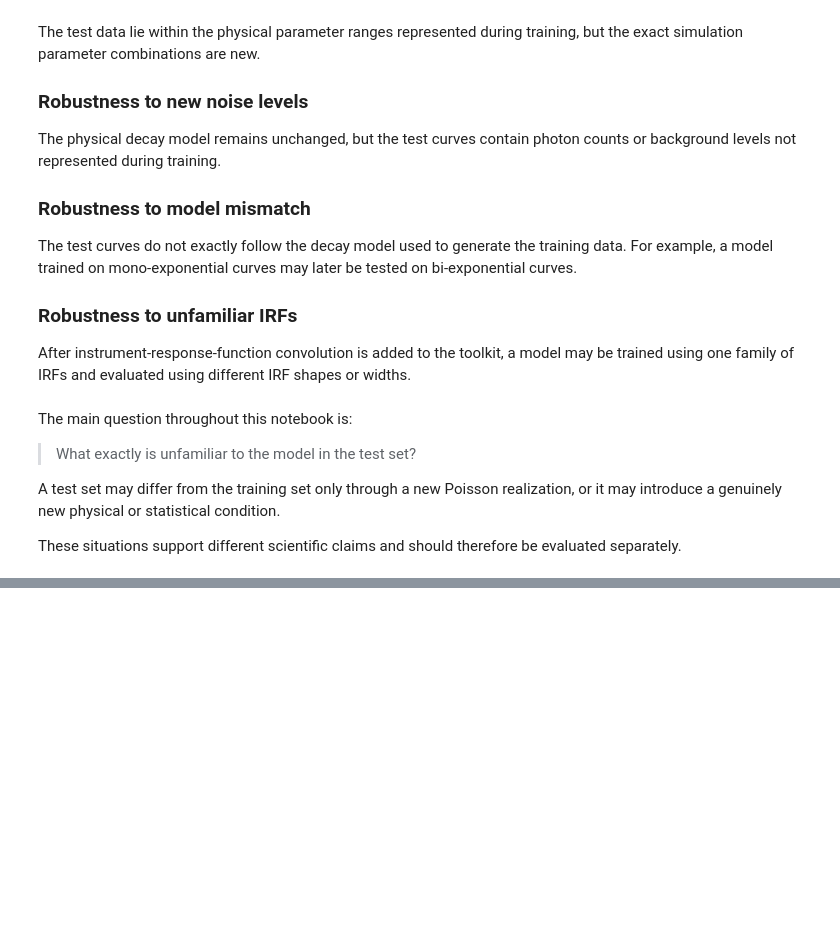
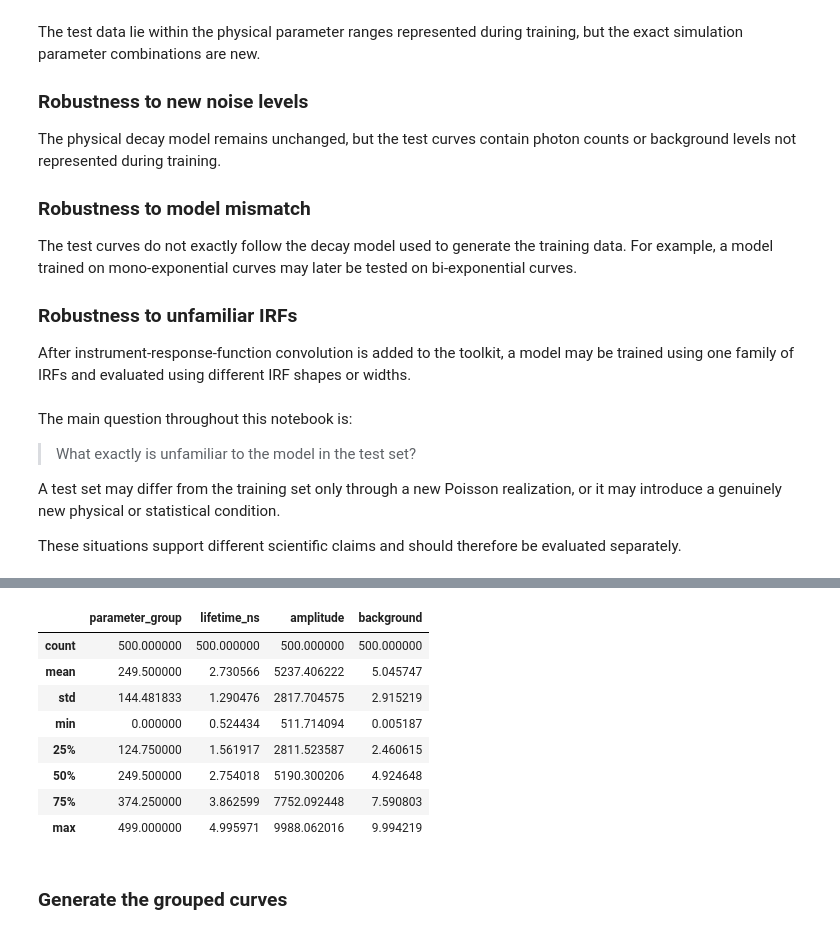
Before and after one commit to moryev/tcspc-lifetime-toolkit, a Jupyter notebook: notebooks/05_data_leakage_and_grouped_evaluation.ipynb, the cells around one changed output, grey strips where cells are left out. Drawn from its saved outputs; the diff is of its cells as text; code cells hidden in the pictures; blank space fills up the shorter version.

```diff
--- a/notebooks/05_data_leakage_and_grouped_evaluation.ipynb
+++ b/notebooks/05_data_leakage_and_grouped_evaluation.ipynb
@@ -162,0 +200,32 @@ The `parameter_group` variable will later be used to ensure that all realization
+# %%
+group_lifetimes_ns = rng.uniform(
+    low=lifetime_range_ns[0],
+    high=lifetime_range_ns[1],
+    size=n_parameter_groups,
+)
+
+group_amplitudes = rng.uniform(
+    low=amplitude_range[0],
+    high=amplitude_range[1],
+    size=n_parameter_groups,
+)
+
+group_backgrounds = rng.uniform(
+    low=background_range[0],
+    high=background_range[1],
+    size=n_parameter_groups,
+)
+# %%
+parameter_table = pd.DataFrame(
+    {
+        "parameter_group": np.arange(
+            n_parameter_groups,
+            dtype=np.int64,
+        ),
+        "lifetime_ns": group_lifetimes_ns,
+        "amplitude": group_amplitudes,
+        "background": group_backgrounds,
+    }
+)
+
+parameter_table.head()
@@ -162,0 +239,12 @@ The `parameter_group` variable will later be used to ensure that all realization
+# %%
+parameter_table.describe()
+# %% [output]
+|  | parameter_group | lifetime_ns | amplitude | background |
+| count | 500.000000 | 500.000000 | 500.000000 | 500.000000 |
+| mean | 249.500000 | 2.730566 | 5237.406222 | 5.045747 |
+| std | 144.481833 | 1.290476 | 2817.704575 | 2.915219 |
+| min | 0.000000 | 0.524434 | 511.714094 | 0.005187 |
+| 25% | 124.750000 | 1.561917 | 2811.523587 | 2.460615 |
+| 50% | 249.500000 | 2.754018 | 5190.300206 | 4.924648 |
+| 75% | 374.250000 | 3.862599 | 7752.092448 | 7.590803 |
+| max | 499.000000 | 4.995971 | 9988.062016 | 9.994219 |
@@ -162,0 +297,2 @@ The `parameter_group` variable will later be used to ensure that all realization
+# %% [markdown]
+### Generate the grouped curves
```
Also changed, not shown: parts of 19 cells of this notebook.
